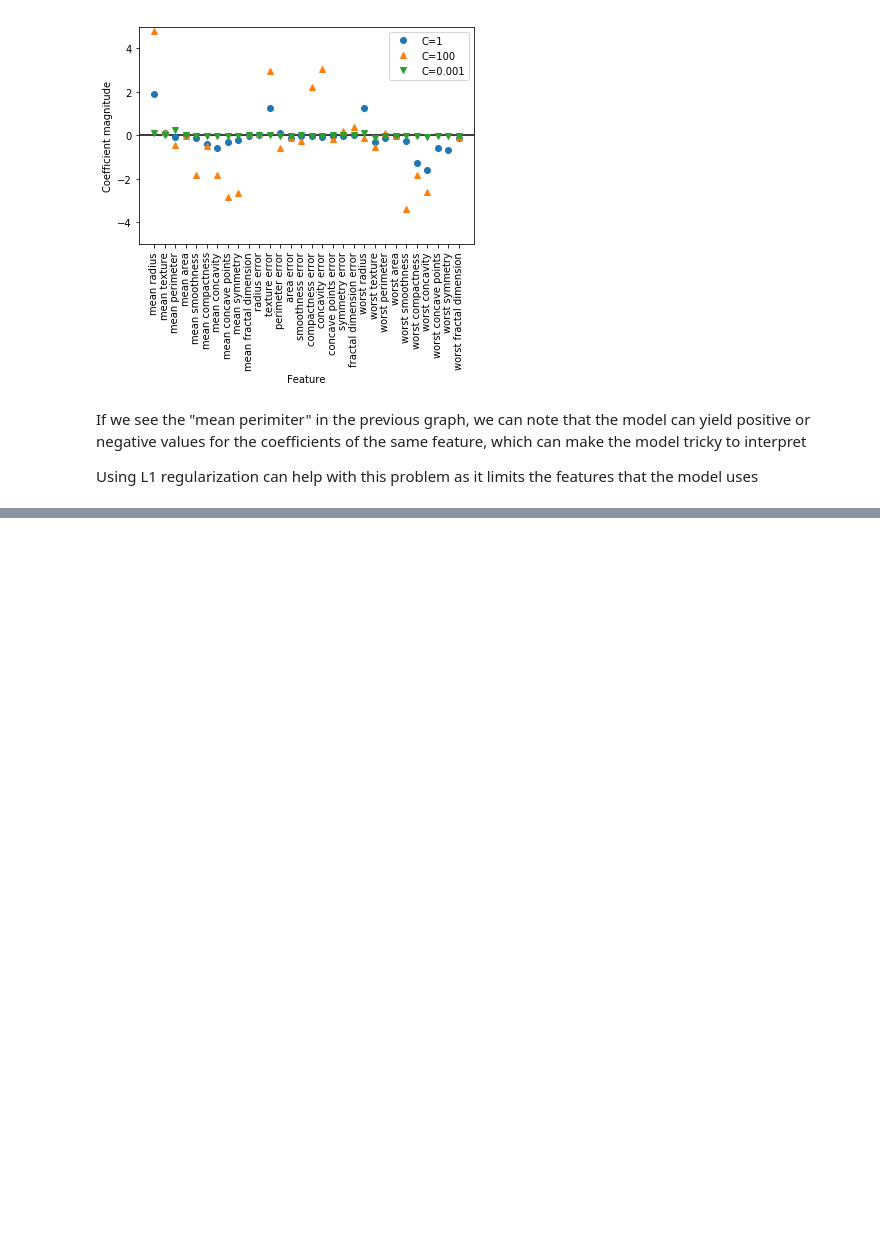
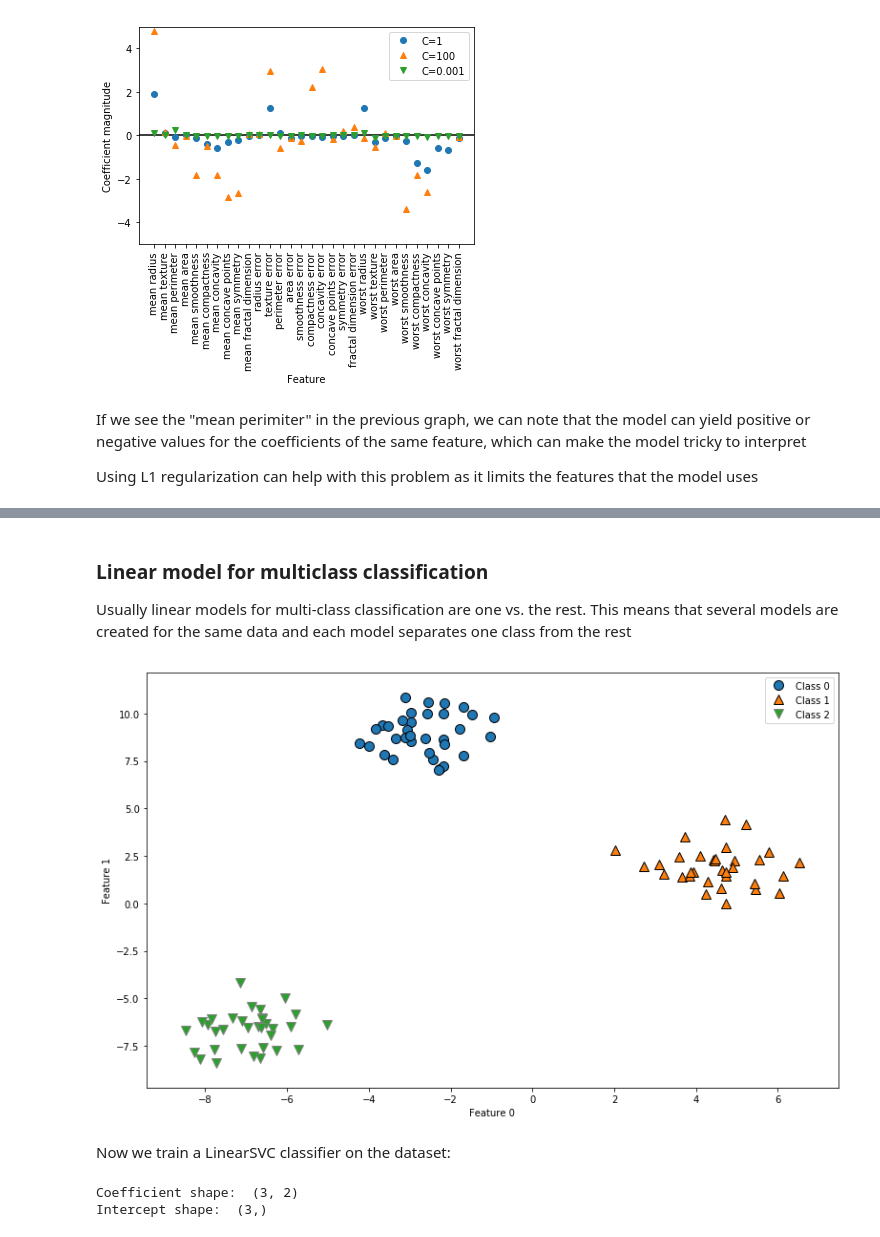
Before and after one commit to Patabu2/machine_learning_study, a Jupyter notebook: Chapter 2- Supervised learning.ipynb, the cells around one changed output, grey strips where cells are left out. Cells and saved outputs as stored; diff of their text form; code cells hidden in the pictures; blank space fills up the shorter version.

Commit message:
Finish linear classifiers and Naive Bayes classifiers

```diff
--- a/Chapter 2- Supervised learning.ipynb
+++ b/Chapter 2- Supervised learning.ipynb
@@ -608,0 +612,29 @@ Test accuracy of l1 logreg with C=100.000: 0.98
+# %% [markdown]
+### Linear model for multiclass classification
+
+Usually linear models for multi-class classification are one vs. the rest. This means that several models are created for the same data and each model separates one class from the rest
+# %%
+from sklearn.datasets import make_blobs
+
+X, y = make_blobs(random_state=42)
+
+plt.figure(figsize=(13,8))
+mglearn.discrete_scatter(X[:, 0], X[:, 1], y)
+plt.xlabel("Feature 0")
+plt.ylabel("Feature 1")
+plt.legend(["Class 0", "Class 1", "Class 2"])
+plt.show()
+# %% [output]
+[figure, added]
+# %% [markdown]
+Now we train a LinearSVC classifier on the dataset:
+# %%
+from sklearn.svm import LinearSVC
+
+linear_svm = LinearSVC().fit(X,y)
+
+print("Coefficient shape: ", linear_svm.coef_.shape)
+print("Intercept shape: ", linear_svm.intercept_.shape)
+# %% [output]
+Coefficient shape:  (3, 2)
+Intercept shape:  (3,)
```
Also changed, not shown: parts of 9 cells of this notebook.
